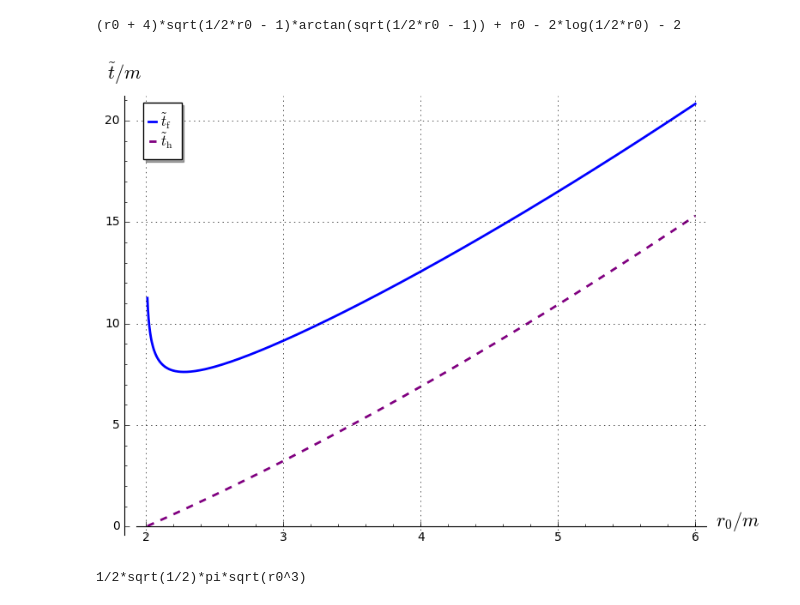
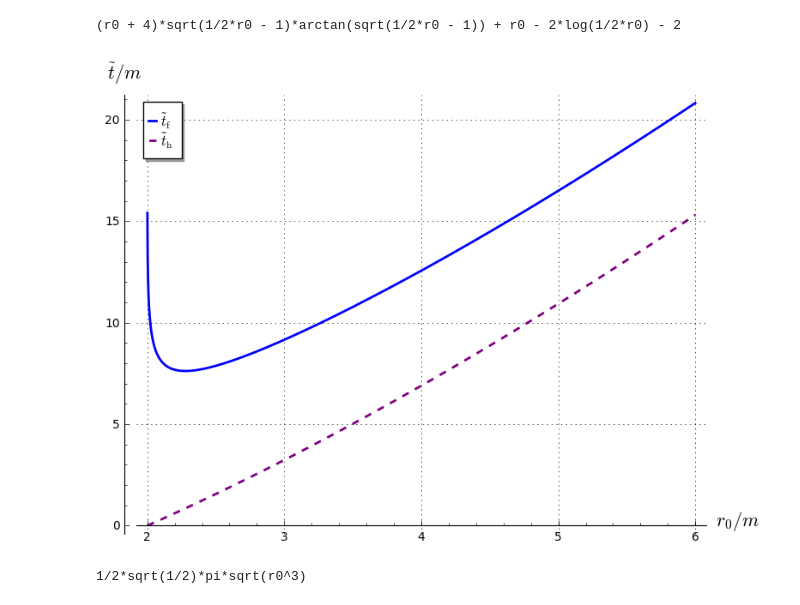
Before and after one commit to egourgoulhon/BHLectures, a Jupyter notebook: sage/ges_radial_free_fall.ipynb, the cells around one changed output. Saved outputs shown, nothing was run; the diff lists cells and outputs as text; code cells hidden in the pictures.

```diff
--- a/sage/ges_radial_free_fall.ipynb
+++ b/sage/ges_radial_free_fall.ipynb
@@ -163,15 +165,14 @@ tih
 # %% [output]
 (r0 + 4)*sqrt(1/2*r0 - 1)*arctan(sqrt(1/2*r0 - 1)) + r0 - 2*log(1/2*r0) - 2
 # %%
-graph = plot(tif, (r0, 2.01, 6), thickness=2,
+graph = plot(tif, (r0, 2.001, 6), thickness=2,
              legend_label=r'$\tilde{t}_{\rm f}$',
              axes_labels=[r'$r_0/m$', r'$\tilde{t}/m$'], gridlines=True)
+graph += plot(tih, (r0, 2.001, 6), linestyle='--', thickness=2,
+              legend_label=r'$\tilde{t}_{\rm h}$', color='purple')
+graph
+# %% [output]
+[figure, added]
-# %%
-graph += plot(tih, (r0, 2.01, 6), linestyle='--', thickness=2,
-              legend_label=r'$\tilde{t}_{\rm h}$', color='purple')
-graph
-# %% [output]
-[figure, removed]
 # %%
 tauf = pi*sqrt(r0^3/8)
 tauf
```
Also changed, not shown: parts of 12 cells of this notebook, 6 other files.
